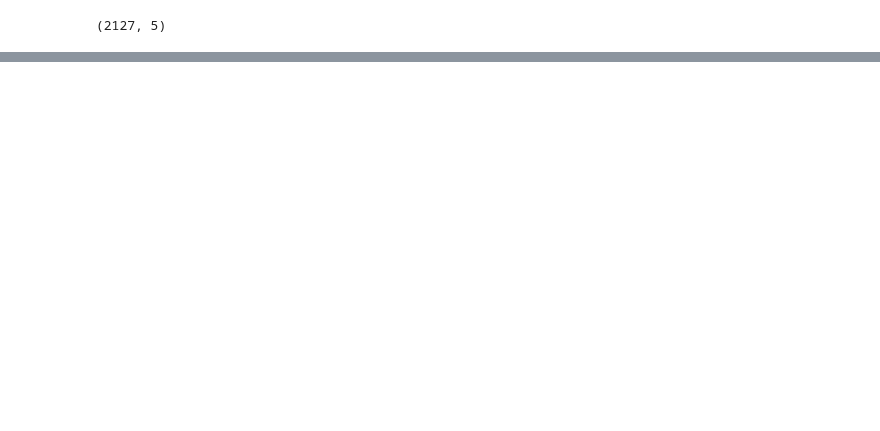
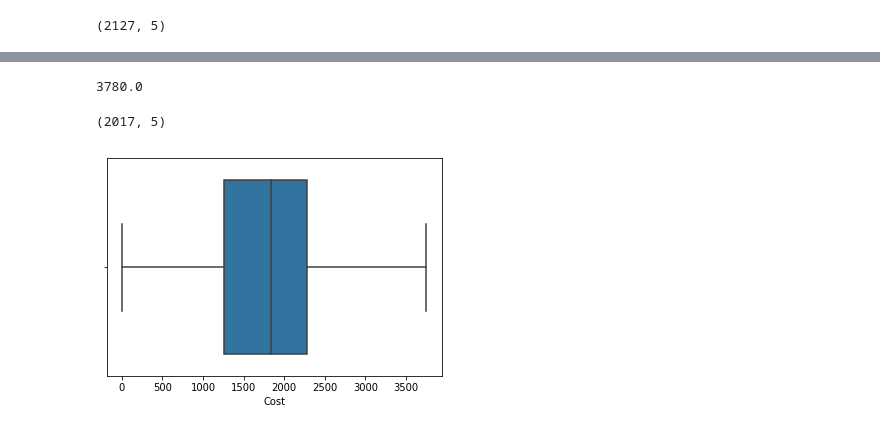
Before and after one commit to akim2034/Thinkful_DS_Bootcamp, a Jupyter notebook: Unit 1/Lesson 3/Challenge 1.3.6 Data Cleaning and Validation.ipynb, the cells around one changed output, grey strips where cells are left out. Saved outputs shown, nothing was run; the diff lists cells and outputs as text; code cells hidden in the pictures; blank space fills up the shorter version.

```diff
--- a/Unit 1/Lesson 3/Challenge 1.3.6 Data Cleaning and Validation.ipynb
+++ b/Unit 1/Lesson 3/Challenge 1.3.6 Data Cleaning and Validation.ipynb
@@ -47,2 +93,23 @@ df.shape
+# %%
+# Shrink the dataset into the values that fit within the 95% to eliminate the effect of outliers.
+df_price_95thpercentile = df['Cost'].quantile([.95])
+
+# Print the value at the 95%.
+print(df_price_95thpercentile[.95])
+# %% [output]
+3780.0
+# %%
+# Create new dataset with only the 95%.
+df_95thpercentile = df[df['Cost']<df_price_95thpercentile[.95]]
+
+# Get the shape of the new data set.
+df_95thpercentile.shape
+# %% [output]
+(2017, 5)
+# %%
+# Create boxplot to understand the new dataset.
+sns.boxplot(x="Cost", data=df_95thpercentile);
+# %% [output]
+[figure, added]
 # %%
 # Restructure the data to return only what is needed for the challenge.
```
Also changed, not shown: parts of 20 cells of this notebook.
